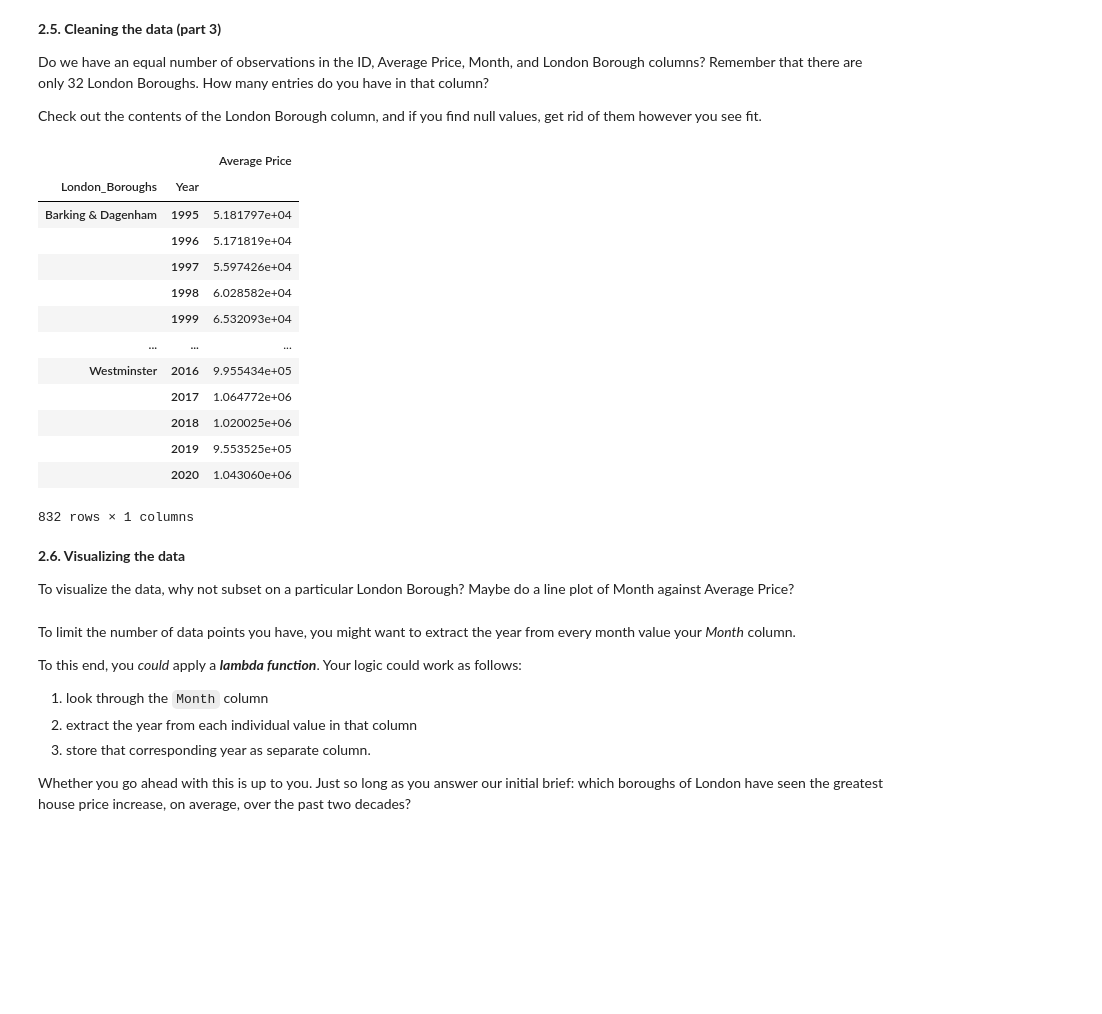
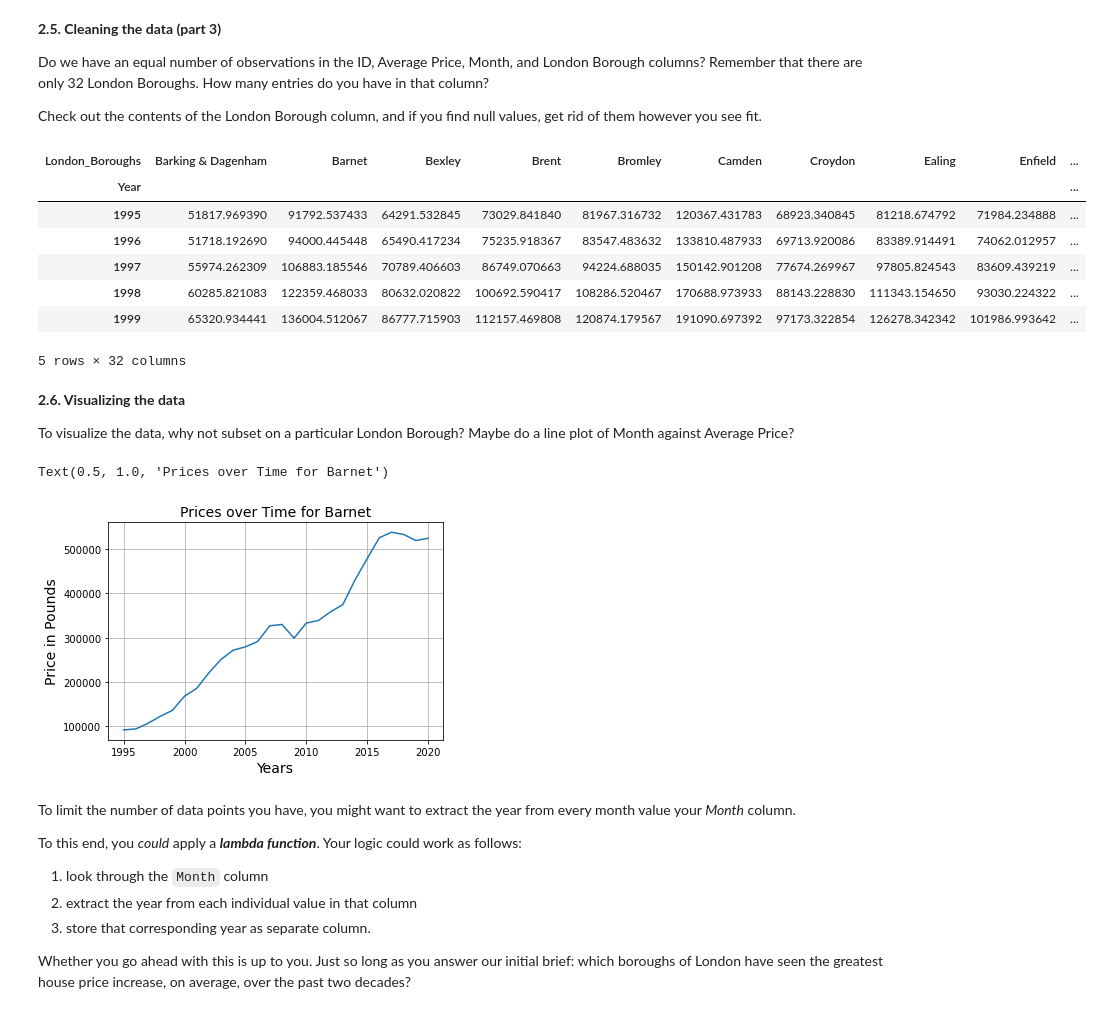
Before and after one commit to phatakshaunak/Springboard-Data-Science, a Jupyter notebook: Unit 4 Challenge - Tier 3.ipynb, the cells around one changed output. Cells and saved outputs as stored; diff of their text form; code cells hidden in the pictures; blank space fills up the shorter version.

Commit message:
Unit 4 London Housing Case Study 17/08/2020

```diff
--- a/Unit 4 Challenge - Tier 3.ipynb
+++ b/Unit 4 Challenge - Tier 3.ipynb
@@ -203,22 +203,18 @@ Check out the contents of the London Borough column, and if you find null values
 # %%
 df = propt_mlt
 Grp_df = df.groupby(['London_Boroughs','Year']).mean()
 Grp_df
+a = Grp_df.unstack(level=0).droplevel(level=0,axis=1)
+a.head()
 # %% [output]
-|  |  | Average Price |
-| London_Boroughs | Year |  |
-| Barking & Dagenham | 1995 | 5.181797e+04 |
-|  | 1996 | 5.171819e+04 |
-|  | 1997 | 5.597426e+04 |
-|  | 1998 | 6.028582e+04 |
-|  | 1999 | 6.532093e+04 |
-| ... | ... | ... |
-| Westminster | 2016 | 9.955434e+05 |
-|  | 2017 | 1.064772e+06 |
-|  | 2018 | 1.020025e+06 |
-|  | 2019 | 9.553525e+05 |
-|  | 2020 | 1.043060e+06 |
+| London_Boroughs | Barking & Dagenham | Barnet | Bexley | Brent | Bromley | Camden | Croydon | Ealing | Enfield | ... |
+| Year |  |  |  |  |  |  |  |  |  | ... |
+| 1995 | 51817.969390 | 91792.537433 | 64291.532845 | 73029.841840 | 81967.316732 | 120367.431783 | 68923.340845 | 81218.674792 | 71984.234888 | ... |
+| 1996 | 51718.192690 | 94000.445448 | 65490.417234 | 75235.918367 | 83547.483632 | 133810.487933 | 69713.920086 | 83389.914491 | 74062.012957 | ... |
+| 1997 | 55974.262309 | 106883.185546 | 70789.406603 | 86749.070663 | 94224.688035 | 150142.901208 | 77674.269967 | 97805.824543 | 83609.439219 | ... |
+| 1998 | 60285.821083 | 122359.468033 | 80632.020822 | 100692.590417 | 108286.520467 | 170688.973933 | 88143.228830 | 111343.154650 | 93030.224322 | ... |
+| 1999 | 65320.934441 | 136004.512067 | 86777.715903 | 112157.469808 | 120874.179567 | 191090.697392 | 97173.322854 | 126278.342342 | 101986.993642 | ... |
-832 rows × 1 columns
+5 rows × 32 columns
 # %% [markdown]
 **2.6. Visualizing the data**
 
@@ -232,3 +222,11 @@ To visualize the data, why not subset on a particular London Borough? Maybe do a
+# %%
+LPlot = a.loc[:,'Barnet'].plot(legend=False,grid=True, fontsize=10)
+LPlot.set_ylabel('Price in Pounds',fontsize=14)
+LPlot.set_xlabel('Years',fontsize=14)
+LPlot.set_title('Prices over Time for Barnet',fontsize=14)
+# %% [output]
+Text(0.5, 1.0, 'Prices over Time for Barnet')
+[figure, added]
 # %% [markdown]
 To limit the number of data points you have, you might want to extract the year from every month value your *Month* column.
 
```
Also changed, not shown: parts of 3 cells of this notebook.
